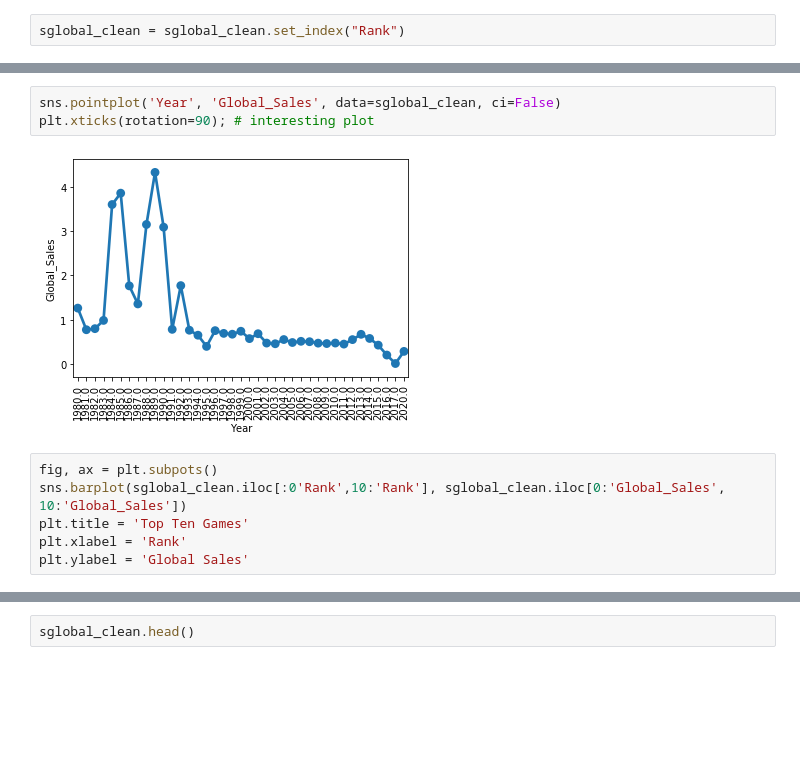
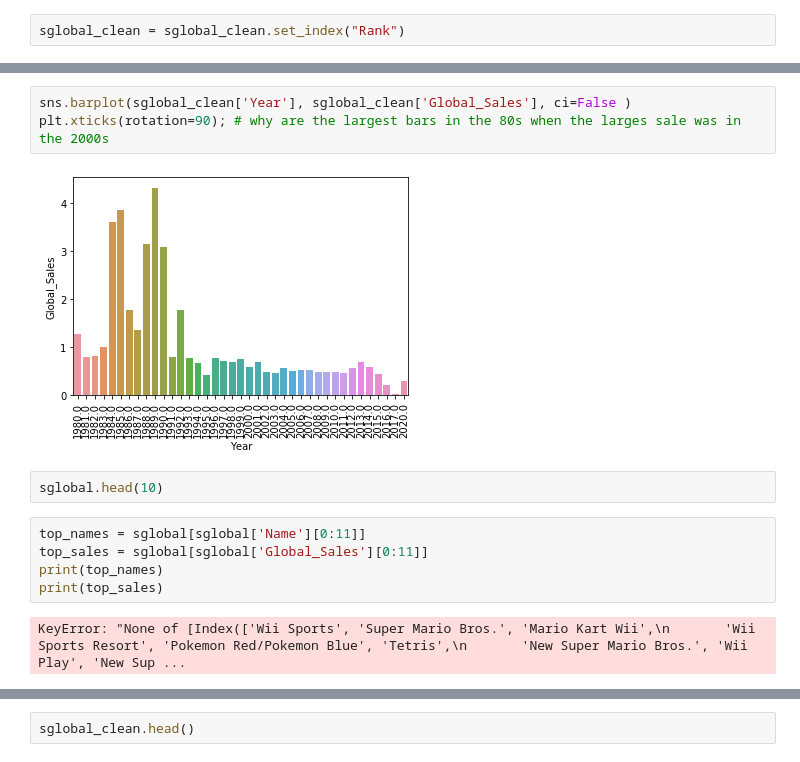
Before and after one commit to RCKettel/CapstoneProject, a Jupyter notebook: Notebooks/VideoGameSales.ipynb, the cells around one changed output, grey strips where cells are left out. Drawn from its saved outputs; the diff is of its cells as text; blank space fills up the shorter version.

```diff
--- a/Notebooks/VideoGameSales.ipynb
+++ b/Notebooks/VideoGameSales.ipynb
@@ -94,11 +69,14 @@ dtype: int64
-# %%
-sns.pointplot('Year', 'Global_Sales', data=sglobal_clean, ci=False)
-plt.xticks(rotation=90); # interesting plot
-# %% [output]
-[figure, removed]
-# %%
-fig, ax = plt.subpots()
-sns.barplot(sglobal_clean.iloc[:0'Rank',10:'Rank'], sglobal_clean.iloc[0:'Global_Sales', 10:'Global_Sales'])
-plt.title = 'Top Ten Games'
-plt.xlabel = 'Rank'
-plt.ylabel = 'Global Sales'
+# %%
+sns.barplot(sglobal_clean['Year'], sglobal_clean['Global_Sales'], ci=False )
+plt.xticks(rotation=90); # why are the largest bars in the 80s when the larges sale was in the 2000s
+# %% [output]
+[figure, added]
+# %%
+sglobal.head(10)
+# %%
+top_names = sglobal[sglobal['Name'][0:11]]
+top_sales = sglobal[sglobal['Global_Sales'][0:11]]
+print(top_names)
+print(top_sales)
+# %% [output]
+KeyError: "None of [Index(['Wii Sports', 'Super Mario Bros.', 'Mario Kart Wii',\n       'Wii Sports Resort', 'Pokemon Red/Pokemon Blue', 'Tetris',\n       'New Super Mario Bros.', 'Wii Play', 'New Sup ...
```
Also changed, not shown: parts of 63 cells of this notebook.
